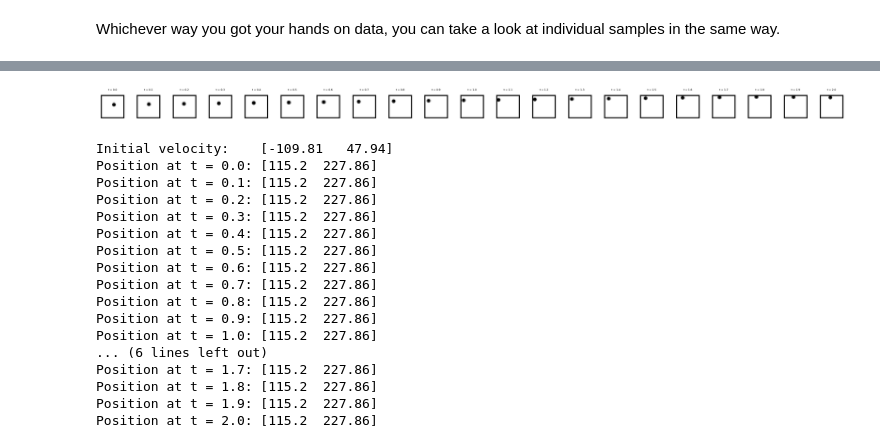
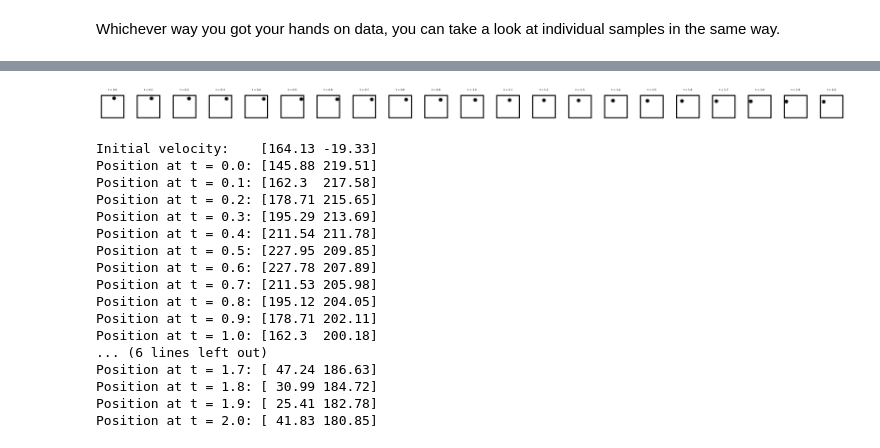
Before and after one commit to aremondtiedrez/pythia, a Jupyter notebook: demo.ipynb, the cells around one changed output, grey strips where cells are left out. Cells and saved outputs as stored; diff of their text form; code cells hidden in the pictures.

```diff
--- a/demo.ipynb
+++ b/demo.ipynb
@@ -57,25 +78,26 @@ HTML(animation.to_jshtml())
 # %%
 # You can also visualize that same sample by plotting all of its images side-by-side
 # (This will also show the initial velocity and the positions of the ball at each time
 # when an image has been captured. Remember: the PyThia models never see this information.
 # Nonetheless, it can sometimes can in handy to have access to it.)
-pythia.visualization.inspect_sample(0, snapshot_timesteps, positions, velocities, images, display_walls=True)
+index = 1
+pythia.visualization.inspect(snapshot_timesteps, positions[index], velocities[index], images[index], display_walls=True)
 # %% [output]
-[figure, old version]
+[figure, new version]
-Initial velocity:    [-109.81   47.94]
-Position at t = 0.0: [115.2  227.86]
-Position at t = 0.1: [115.2  227.86]
-Position at t = 0.2: [115.2  227.86]
-Position at t = 0.3: [115.2  227.86]
-Position at t = 0.4: [115.2  227.86]
-Position at t = 0.5: [115.2  227.86]
-Position at t = 0.6: [115.2  227.86]
-Position at t = 0.7: [115.2  227.86]
-Position at t = 0.8: [115.2  227.86]
-Position at t = 0.9: [115.2  227.86]
-Position at t = 1.0: [115.2  227.86]
+Initial velocity:    [164.13 -19.33]
+Position at t = 0.0: [145.88 219.51]
+Position at t = 0.1: [162.3  217.58]
+Position at t = 0.2: [178.71 215.65]
+Position at t = 0.3: [195.29 213.69]
+Position at t = 0.4: [211.54 211.78]
+Position at t = 0.5: [227.95 209.85]
+Position at t = 0.6: [227.78 207.89]
+Position at t = 0.7: [211.53 205.98]
+Position at t = 0.8: [195.12 204.05]
+Position at t = 0.9: [178.71 202.11]
+Position at t = 1.0: [162.3  200.18]
 ... (6 lines left out)
-Position at t = 1.7: [115.2  227.86]
-Position at t = 1.8: [115.2  227.86]
-Position at t = 1.9: [115.2  227.86]
-Position at t = 2.0: [115.2  227.86]
+Position at t = 1.7: [ 47.24 186.63]
+Position at t = 1.8: [ 30.99 184.72]
+Position at t = 1.9: [ 25.41 182.78]
+Position at t = 2.0: [ 41.83 180.85]
```
Also changed, not shown: parts of 2 cells of this notebook.
